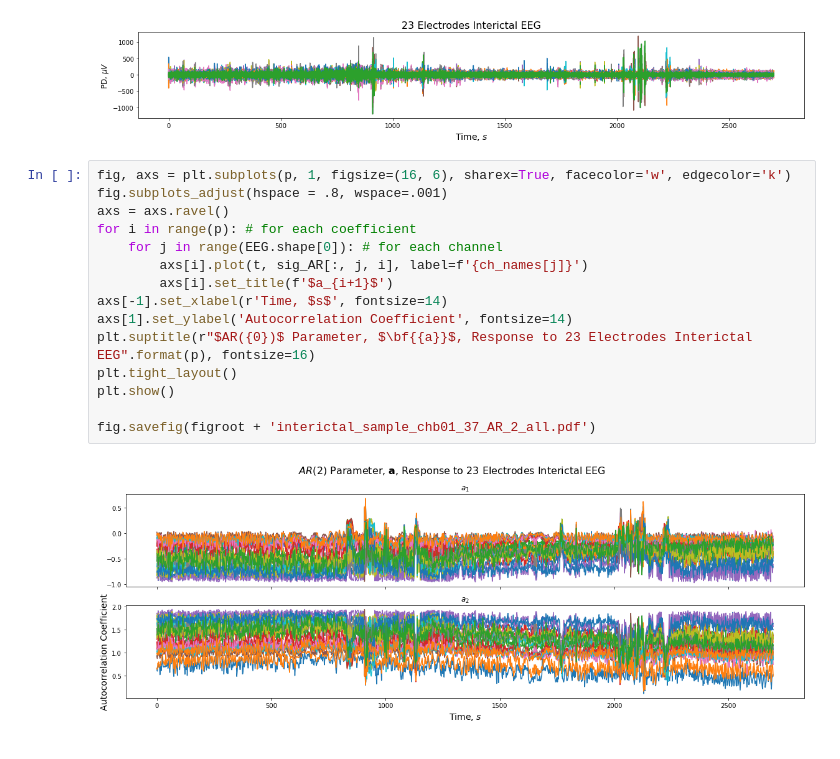
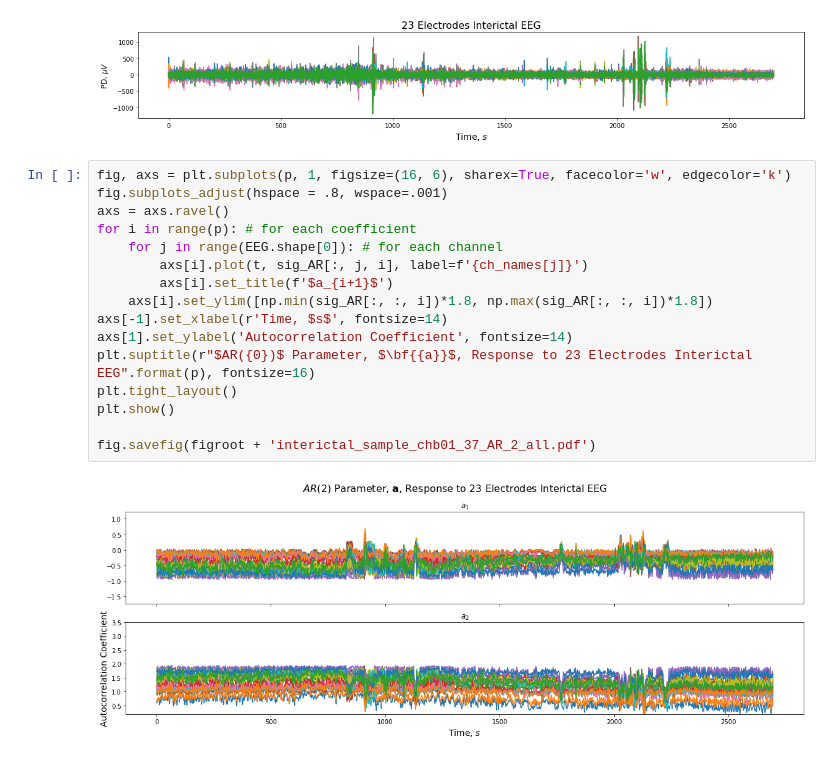
Before and after one commit to samisnotinsane/chbmit-seizure-prediction, a Jupyter notebook: feature_extraction/chb01_interictal_AR.ipynb, the cells around one changed output. Cells and saved outputs as stored; diff of their text form.

```diff
--- a/feature_extraction/chb01_interictal_AR.ipynb
+++ b/feature_extraction/chb01_interictal_AR.ipynb
@@ -136,20 +136,21 @@ fig.savefig(figroot + 'interictal_sample_chb01_37_EEG_all.pdf')
 # %%
 fig, axs = plt.subplots(p, 1, figsize=(16, 6), sharex=True, facecolor='w', edgecolor='k')
 fig.subplots_adjust(hspace = .8, wspace=.001)
 axs = axs.ravel()
 for i in range(p): # for each coefficient
     for j in range(EEG.shape[0]): # for each channel
         axs[i].plot(t, sig_AR[:, j, i], label=f'{ch_names[j]}')
         axs[i].set_title(f'$a_{i+1}$')
+    axs[i].set_ylim([np.min(sig_AR[:, :, i])*1.8, np.max(sig_AR[:, :, i])*1.8])
 axs[-1].set_xlabel(r'Time, $s$', fontsize=14)
 axs[1].set_ylabel('Autocorrelation Coefficient', fontsize=14)
 plt.suptitle(r"$AR({0})$ Parameter, $\bf{{a}}$, Response to 23 Electrodes Interictal EEG".format(p), fontsize=16)
 plt.tight_layout()
 plt.show()
 
 fig.savefig(figroot + 'interictal_sample_chb01_37_AR_2_all.pdf')
 # %% [output]
-[figure, old version]
+[figure, new version]
 # %%
 fig, axs = plt.subplots(p, 1, figsize=(16, 6), sharex=True, facecolor='w', edgecolor='k')
 fig.subplots_adjust(hspace = .8, wspace=.001)
```
Also changed, not shown: parts of 1 cell of this notebook, 1 other file.
